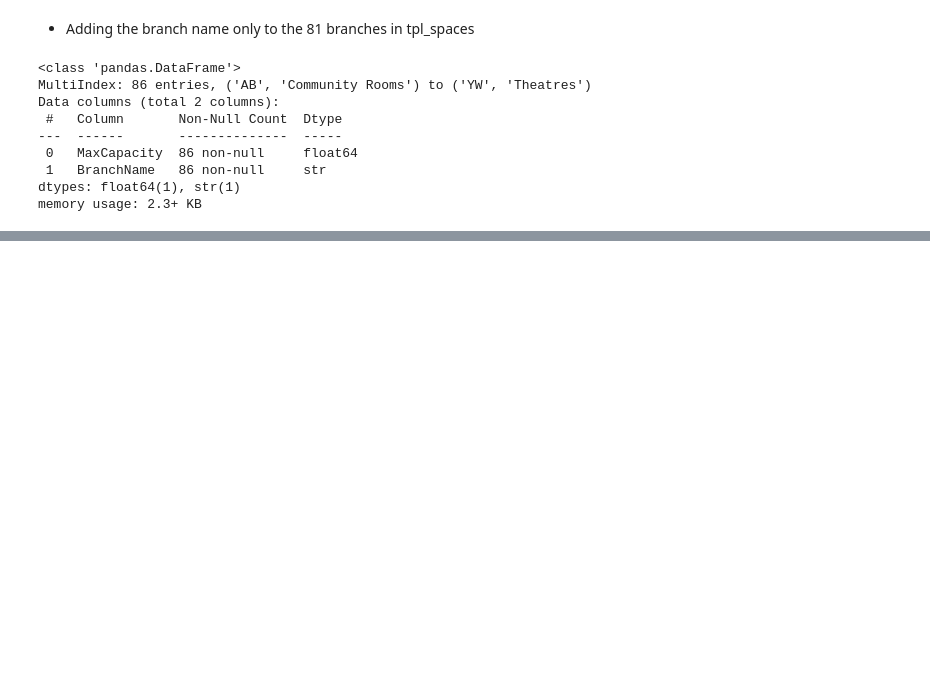
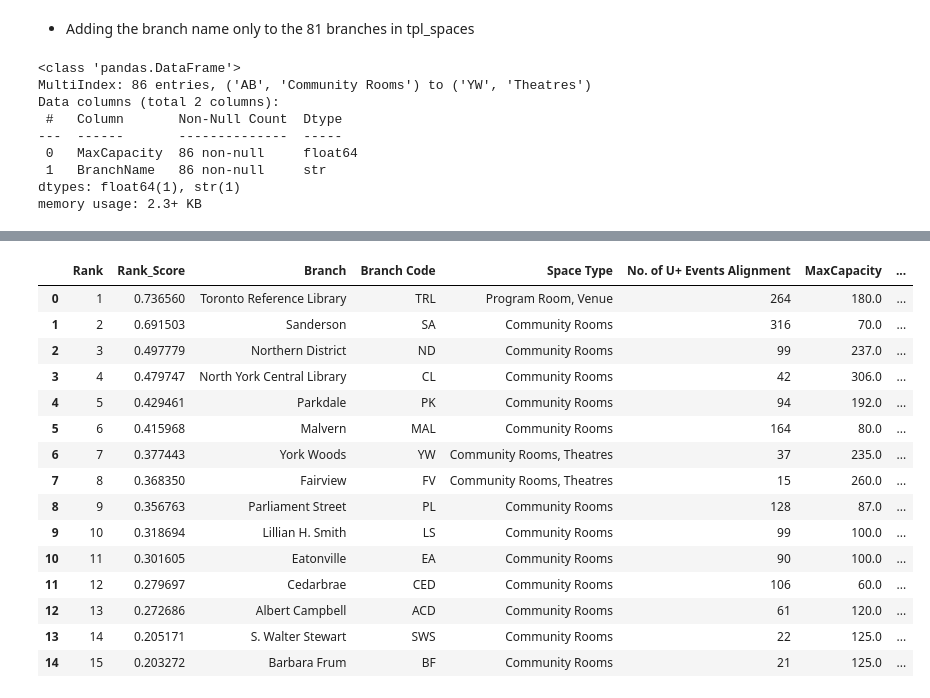
Before and after one commit to EdenKhazma/UVolunteer, a Jupyter notebook: TLPP-Dashboard/final_notes.ipynb, the cells around one changed output, grey strips where cells are left out. Drawn from its saved outputs; the diff is of its cells as text; code cells hidden in the pictures; blank space fills up the shorter version.

```diff
--- a/TLPP-Dashboard/final_notes.ipynb
+++ b/TLPP-Dashboard/final_notes.ipynb
@@ -1239,7 +1209,7 @@ for branch in all_branches:
 
     rows.append({
         'Branch': branch,
-        'U+ Events Alignment': total_uplus_events,
+        'No. of U+ Events Alignment': total_uplus_events,
         'U+ Program Types': uplus_types,
         'Adults (ev)': adult_events,
         'Younger Adults (ev)': ya_events,
@@ -1250,7 +1220,7 @@ for branch in all_branches:
 master_df = pd.DataFrame(rows)
 
 master_df = master_df.sort_values(
-    'U+ Events Alignment',
+    'No. of U+ Events Alignment',
     ascending=False
 ).reset_index(drop=True)
 
@@ -1378,0 +1357,5 @@ tpl_spaces.head(5)
+# %%
+master_df = pd.merge(master_df, tpl_spaces, left_on='Branch', right_on='BranchName', how='inner')
+
+# Drop the duplicate branch name column if desired
+master_df = master_df.drop(columns=['BranchName'])
@@ -1378,0 +1477,73 @@ tpl_spaces.head(5)
+# %%
+
+# 5. Define a function to automatically look up topics and def map_branch_strategy(row):
+def map_branch_strategy(row):
+    branch_name = row['Branch']
+
+    # Find what age group is largest at this branch
+    vals = [row[d] for d in demographics]
+    max_idx = vals.index(max(vals))
+    dominant_demo = demographics[max_idx]
+
+    # Map the age group to the columns in your MultiIndex table
+    demo_mapping = {
+        'Adults (ev)': ('IsAdults', 'Adult Professional Development'),
+        'Younger Adults (ev)': ('IsYoungerAdults', 'Young Adult Innovation Hub'),
+        'Teens (ev)': ('IsTeens', 'Youth & Teen Engagement'),
+        'Seniors (ev)': ('IsSeniors', 'Senior Lifelong Learning')
+    }
+    target_col, baseline_angle = demo_mapping[dominant_demo]
+
+    # Find actual Event Types matching this library branch
+    branch_specific = df_topics[df_topics['Branch'] == branch_name]
+    if not branch_specific.empty:
+        # Pull from the newly renamed 'Type' column instead of 'Topic'
+        matched_event_types = branch_specific[branch_specific[target_col] == 1]['Event_Type'].tolist()
+        if matched_event_types:
+            # Grab the first two matching event types to customize the workshop theme
+            specific_theme = ", ".join(matched_event_types[:2])
+            outreach_angle = f"{baseline_angle} (Focus: {specific_theme})"
+        else:
+            any_types = branch_specific['Event_Type'].head(2).tolist()
+            outreach_angle = f"{baseline_angle} (Focus: {', '.join(any_types)})"
+    else:
+        outreach_angle = f"{baseline_angle} (General Curriculum)"
+
+    # Write the quick data-driven rationale (Why Them)
+    reasons = []
+    if row['No. of U+ Events Alignment'] >= ranked_df['No. of U+ Events Alignment'].quantile(0.75):
+        reasons.append("Elite U+ Alignment")
+    else:
+        reasons.append("Strong Baseline Alignment")
+
+    if row['MaxCapacity'] >= ranked_df['MaxCapacity'].quantile(0.75):
+        reasons.append(f"High Capacity Venue ({int(row['MaxCapacity'])} max)")
+    else:
+        reasons.append(f"Standard Venue ({int(row['MaxCapacity'])} max)")
+
+    return pd.Series([outreach_angle, " | ".join(reasons)])
+
+# Apply the mapping function to our ranked dataset
+ranked_df[['Recommended Outreach Angle', 'Partnership Rationale']] = ranked_df.apply(map_branch_strategy, axis=1)
+
+# Create a clean Rank column (starting at 1 instead of 0)
+ranked_df['Rank'] = ranked_df.index + 1
+
+# 6. Extract the final target groups for U+
+top_15_core = ranked_df.head(15)[[
+    'Rank', 'Rank_Score', 'Branch', 'Branch Code', 'Space Type', 'No. of U+ Events Alignment', 'MaxCapacity', 'Recommended Outreach Angle', 'Partnership Rationale'
+]]
+
+potential_15_expansion = ranked_df.iloc[15:30][[
+    'Rank', 'Rank_Score', 'Branch', 'Branch Code', 'Space Type', 'No. of U+ Events Alignment', 'MaxCapacity', 'Recommended Outreach Angle', 'Partnership Rationale'
+]]
+
+# ==============================================================================
+# STEP 7: PRINT THE RESULTS DIRECTLY IN YOUR NOTEBOOK
+# ==============================================================================
+print("="*40 + "\n I. TOP 15 PRIMARY CORE PARTNERS\n" + "="*40)
+display(top_15_core)
+
+print("\n" + "="*40 + "\n II. NEXT 15 POTENTIAL EXPANSION BRANCHES\n" + "="*40)
+display(potential_15_expansion)
+# %% [output]
@@ -1378,0 +1553,16 @@ tpl_spaces.head(5)
+|  | Rank | Rank_Score | Branch | Branch Code | Space Type | No. of U+ Events Alignment | MaxCapacity | ... |
+| 0 | 1 | 0.736560 | Toronto Reference Library | TRL | Program Room, Venue | 264 | 180.0 | ... |
+| 1 | 2 | 0.691503 | Sanderson | SA | Community Rooms | 316 | 70.0 | ... |
+| 2 | 3 | 0.497779 | Northern District | ND | Community Rooms | 99 | 237.0 | ... |
+| 3 | 4 | 0.479747 | North York Central Library | CL | Community Rooms | 42 | 306.0 | ... |
+| 4 | 5 | 0.429461 | Parkdale | PK | Community Rooms | 94 | 192.0 | ... |
+| 5 | 6 | 0.415968 | Malvern | MAL | Community Rooms | 164 | 80.0 | ... |
+| 6 | 7 | 0.377443 | York Woods | YW | Community Rooms, Theatres | 37 | 235.0 | ... |
+| 7 | 8 | 0.368350 | Fairview | FV | Community Rooms, Theatres | 15 | 260.0 | ... |
+| 8 | 9 | 0.356763 | Parliament Street | PL | Community Rooms | 128 | 87.0 | ... |
+| 9 | 10 | 0.318694 | Lillian H. Smith | LS | Community Rooms | 99 | 100.0 | ... |
+| 10 | 11 | 0.301605 | Eatonville | EA | Community Rooms | 90 | 100.0 | ... |
+| 11 | 12 | 0.279697 | Cedarbrae | CED | Community Rooms | 106 | 60.0 | ... |
+| 12 | 13 | 0.272686 | Albert Campbell | ACD | Community Rooms | 61 | 120.0 | ... |
+| 13 | 14 | 0.205171 | S. Walter Stewart | SWS | Community Rooms | 22 | 125.0 | ... |
+| 14 | 15 | 0.203272 | Barbara Frum | BF | Community Rooms | 21 | 125.0 | ... |
```
Also changed, not shown: parts of 22 cells of this notebook, 2 other files.
